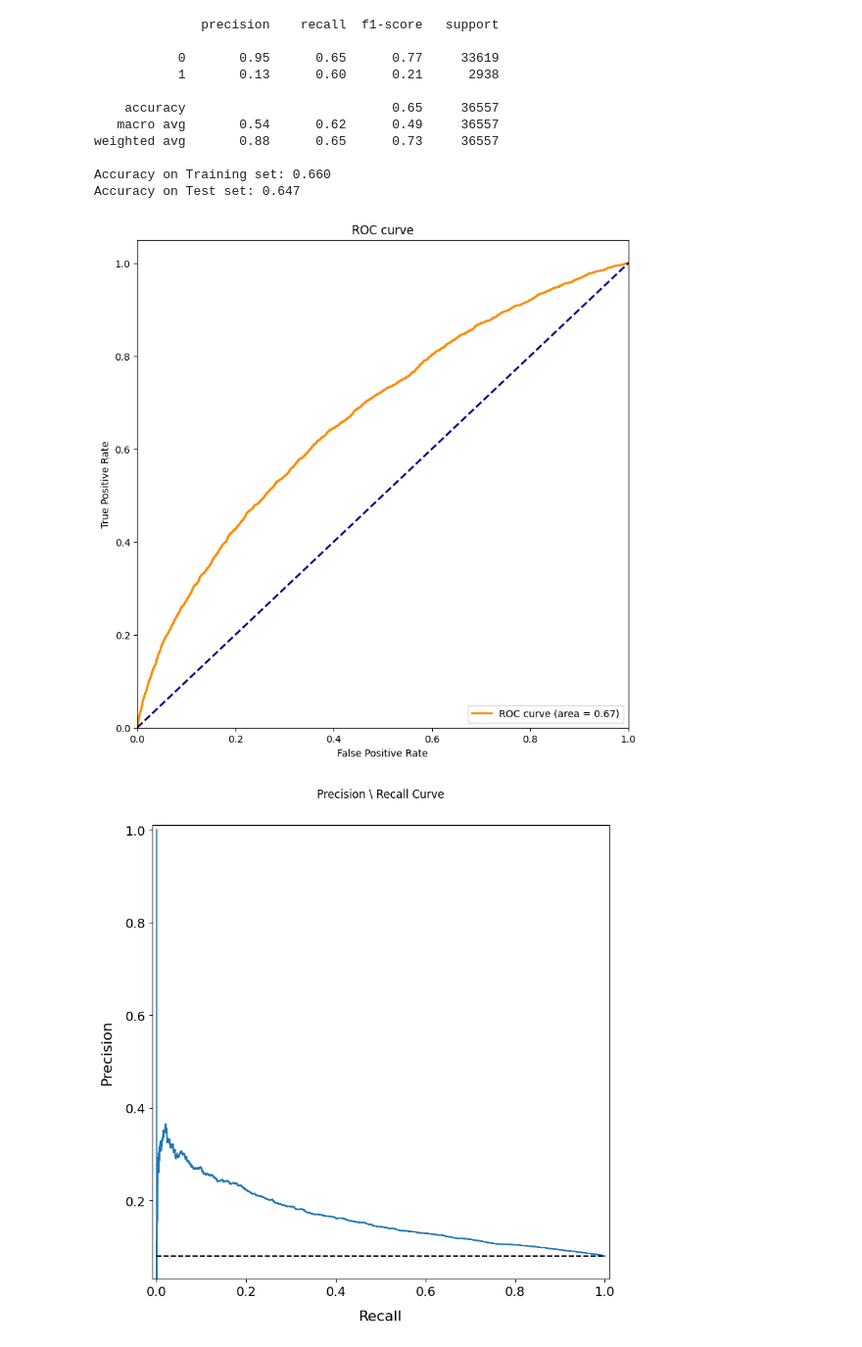
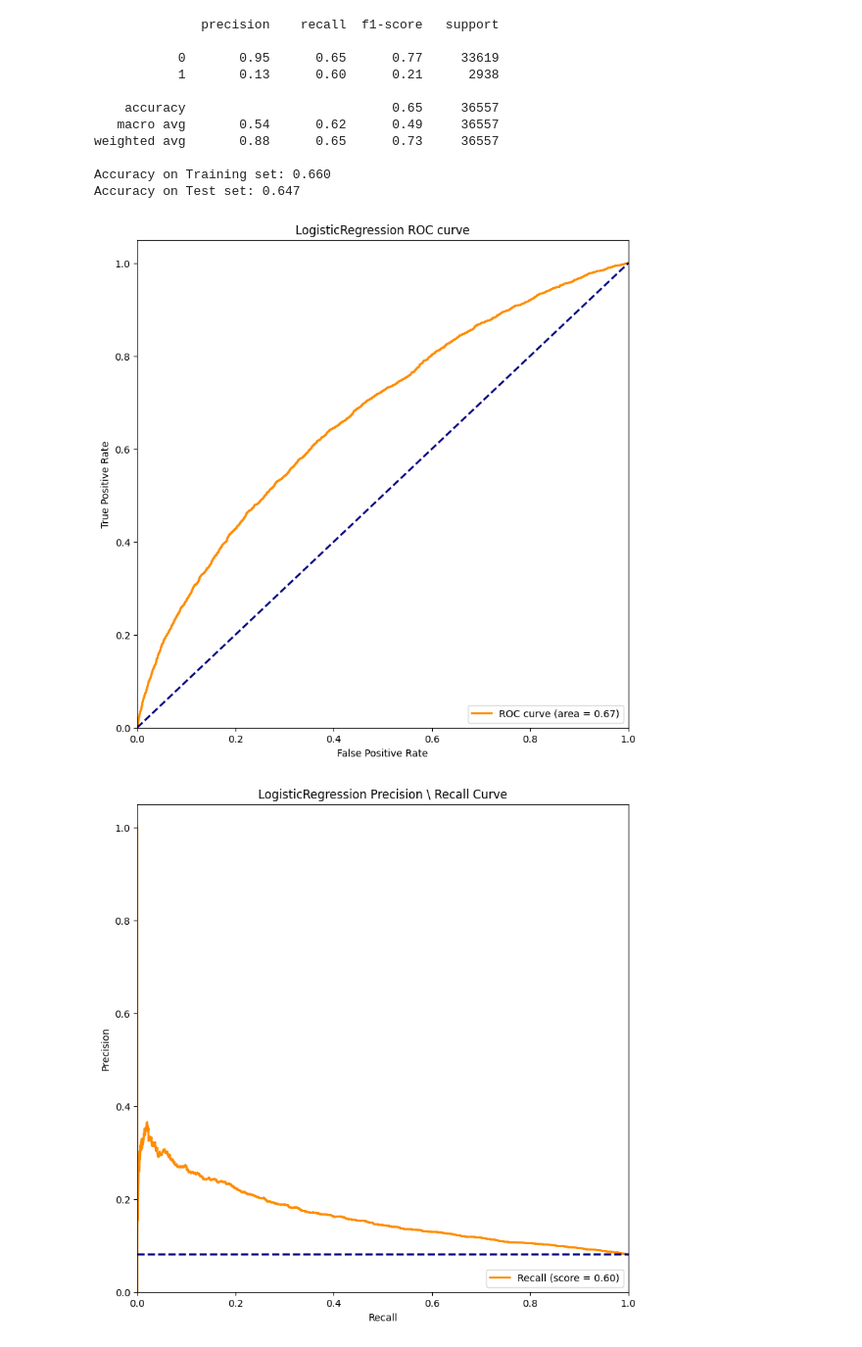
Before and after one commit to kimhyunso/semi_project, a Jupyter notebook: CodeMain.ipynb, the cells around one changed output. Shown at 98% size. Saved outputs shown, nothing was run; the diff lists cells and outputs as text; code cells hidden in the pictures.

```diff
--- a/CodeMain.ipynb
+++ b/CodeMain.ipynb
@@ -739,29 +727,26 @@ plt.ylim([0.0, 1.05])
 plt.xlabel('False Positive Rate')
 plt.ylabel('True Positive Rate')
 plt.legend(loc="lower right")
-plt.title("ROC curve")
+plt.title("LogisticRegression ROC curve")
 plt.show()
 # %% [output]
-[figure, old version]
+[figure, new version]
 # %%
 # Precision-Recall Curve 그리기
+fpr, tpr, _ = precision_recall_curve(y_true=y_test, probas_pred=logis.predict_proba(x_test_transformed)[:,1])
+recall = recall_score(y_test, logis.predict(x_test_transformed))
+
 plt.figure(figsize=(9, 9))
-fpr, tpr, _ = precision_recall_curve(y_true=y_test, probas_pred=logis.predict_proba(x_test_transformed)[:,1])
+plt.plot(tpr, fpr, color='darkorange', lw=2, label='Recall (score = %0.2f)' % recall)
 
-plt.plot(tpr, fpr)
 base_rate = target_df.mean()
-plt.plot([0,1],[base_rate,base_rate],'k--')
-
-#styling figure
-plt.title('Precision \ Recall Curve', y=1.05)
-plt.xlabel('Recall',fontsize=16, labelpad=13)
-plt.ylabel('Precision',fontsize=16,labelpad=13,)
-plt.xticks(fontsize=14)
-plt.yticks(fontsize=14)
-plt.xlim(-0.01,1.01)
-plt.ylim(base_rate-0.05,1.01)
-
-
+plt.plot([0,1],[base_rate,base_rate], color='navy', lw=2, linestyle='--')
+plt.xlim([0.0, 1.0])
+plt.ylim([0.0, 1.05])
+plt.xlabel('Recall')
+plt.ylabel('Precision')
+plt.legend(loc="lower right")
+plt.title("LogisticRegression Precision \ Recall Curve")
 plt.show()
 # %% [output]
-[figure, old version]
+[figure, new version]
```
Also changed, not shown: parts of 34 cells of this notebook.
